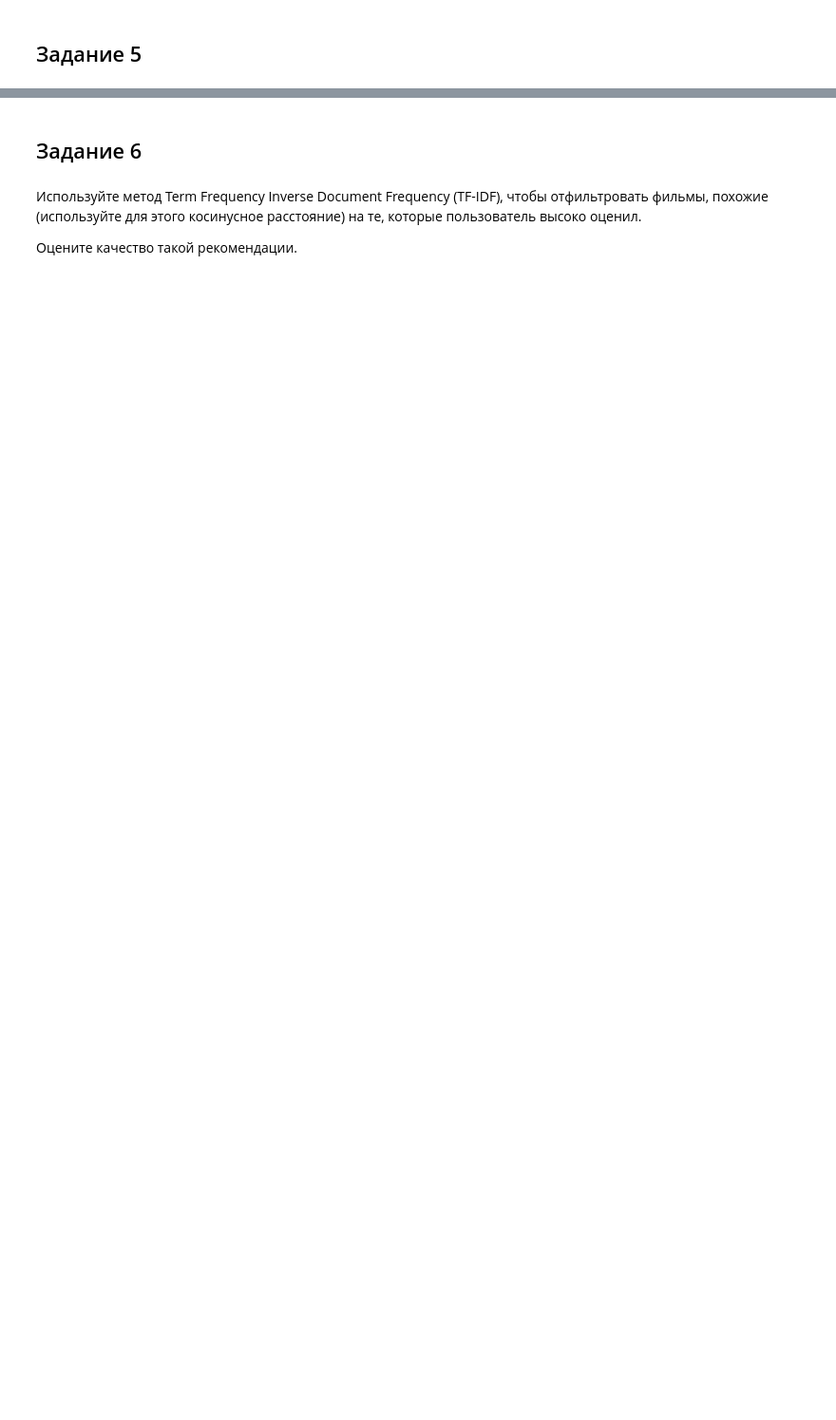
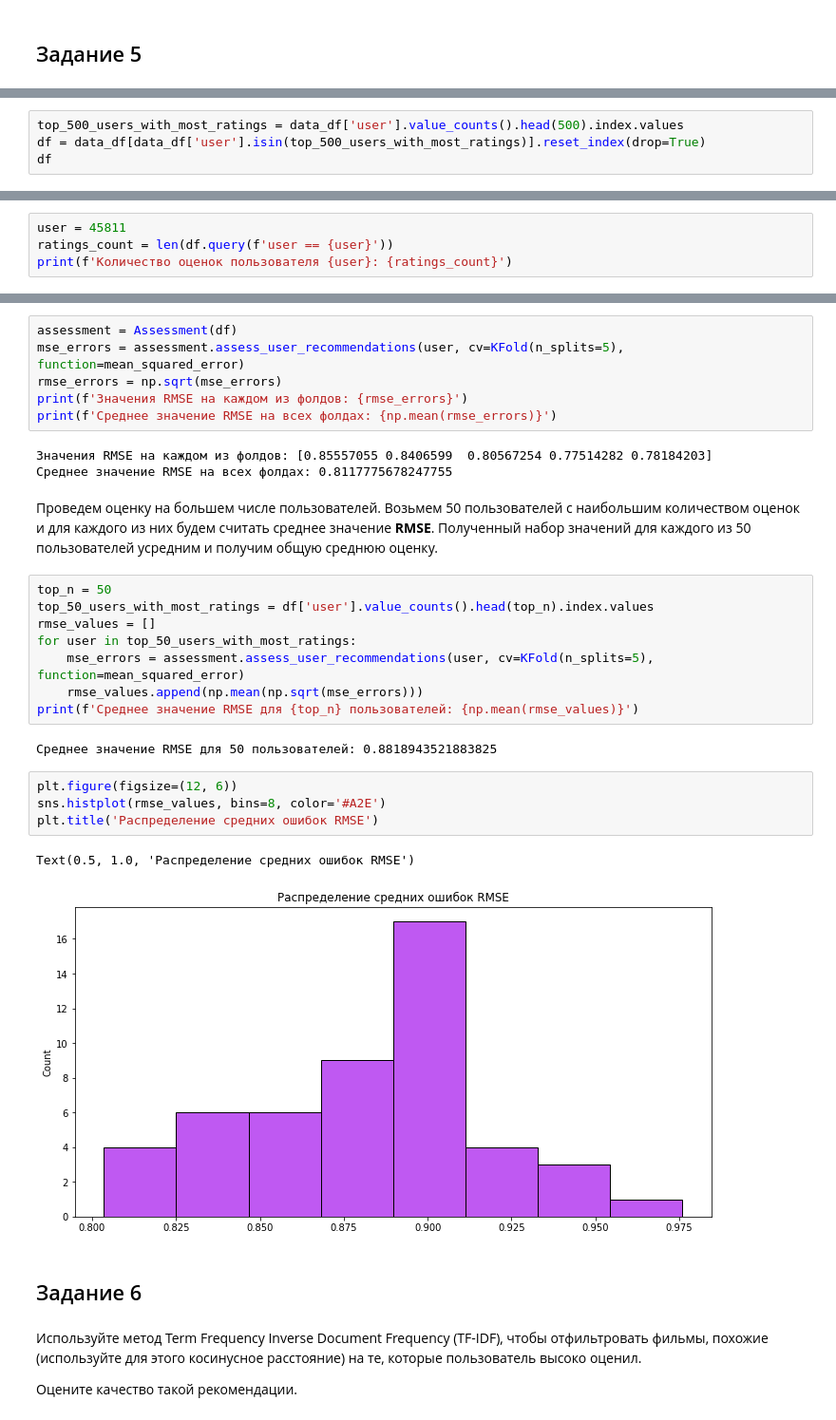
Before and after one commit to slavastar/Data-Analysis-Course, a Jupyter notebook: LW3.ipynb, the cells around one changed output, grey strips where cells are left out. Shown at 95% size. Drawn from its saved outputs; the diff is of its cells as text; blank space fills up the shorter version.

```diff
--- a/LW3.ipynb
+++ b/LW3.ipynb
@@ -324,0 +310,4 @@ def sim_pearson(critics_dict, person1, person2):
+# %%
+top_500_users_with_most_ratings = data_df['user'].value_counts().head(500).index.values
+df = data_df[data_df['user'].isin(top_500_users_with_most_ratings)].reset_index(drop=True)
+df
@@ -324,0 +328,4 @@ def sim_pearson(critics_dict, person1, person2):
+# %%
+user = 45811
+ratings_count = len(df.query(f'user == {user}'))
+print(f'Количество оценок пользователя {user}: {ratings_count}')
@@ -325,3 +364,31 @@ def sim_pearson(critics_dict, person1, person2):
+# %%
+assessment = Assessment(df)
+mse_errors = assessment.assess_user_recommendations(user, cv=KFold(n_splits=5), function=mean_squared_error)
+rmse_errors = np.sqrt(mse_errors)
+print(f'Значения RMSE на каждом из фолдов: {rmse_errors}')
+print(f'Среднее значение RMSE на всех фолдах: {np.mean(rmse_errors)}')
+# %% [output]
+Значения RMSE на каждом из фолдов: [0.85557055 0.8406599  0.80567254 0.77514282 0.78184203]
+Среднее значение RMSE на всех фолдах: 0.8117775678247755
+# %% [markdown]
+Проведем оценку на большем числе пользователей. Возьмем 50 пользователей с наибольшим количеством оценок и для каждого из них будем считать среднее значение **RMSE**. Полученный набор значений для каждого из 50 пользователей усредним и получим общую среднюю оценку.
+# %%
+top_n = 50
+top_50_users_with_most_ratings = df['user'].value_counts().head(top_n).index.values
+rmse_values = []
+for user in top_50_users_with_most_ratings:
+    mse_errors = assessment.assess_user_recommendations(user, cv=KFold(n_splits=5), function=mean_squared_error)
+    rmse_values.append(np.mean(np.sqrt(mse_errors)))
+print(f'Среднее значение RMSE для {top_n} пользователей: {np.mean(rmse_values)}')
+# %% [output]
+Среднее значение RMSE для 50 пользователей: 0.8818943521883825
+# %%
+plt.figure(figsize=(12, 6))
+sns.histplot(rmse_values, bins=8, color='#A2E')
+plt.title('Распределение средних ошибок RMSE')
+# %% [output]
+Text(0.5, 1.0, 'Распределение средних ошибок RMSE')
+[figure, added]
 # %% [markdown]
 ## Задание 6
 # %% [markdown]
```
Also changed, not shown: parts of 29 cells of this notebook.
